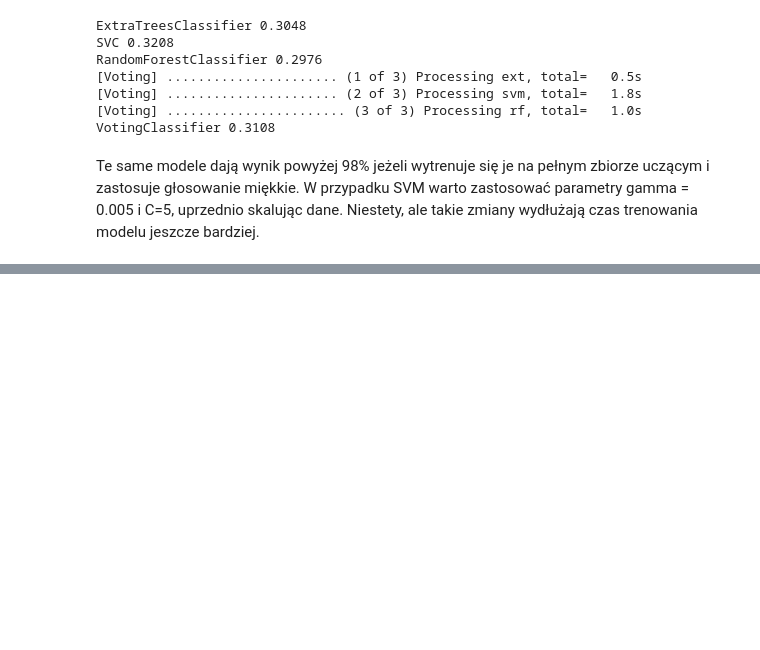
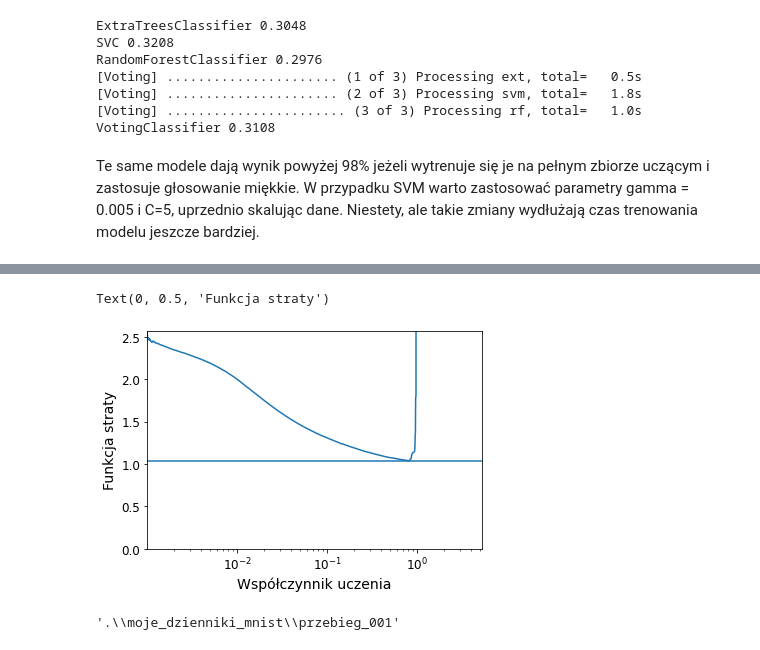
Before and after one commit to KacperPerz/python_ml, a Jupyter notebook: Klasyfikacja.ipynb, the cells around one changed output, grey strips where cells are left out. Cells and saved outputs as stored; diff of their text form; code cells hidden in the pictures; blank space fills up the shorter version.

Commit message:
Classification through deep learning

```diff
--- a/Klasyfikacja.ipynb
+++ b/Klasyfikacja.ipynb
@@ -243,0 +246,15 @@ Te same modele dają wynik powyżej 98% jeżeli wytrenuje się je na pełnym zbi
+# %%
+import tensorflow as tf
+from tensorflow import keras
+import numpy as np
+import os
+%load_ext tensorboard
+np.random.seed(42)
+
+# Do rysowania ładnych wykresów
+%matplotlib inline
+import matplotlib as mpl
+import matplotlib.pyplot as plt
+mpl.rc('axes', labelsize=14)
+mpl.rc('xtick', labelsize=12)
+mpl.rc('ytick', labelsize=12)
@@ -243,0 +264,2 @@ Te same modele dają wynik powyżej 98% jeżeli wytrenuje się je na pełnym zbi
+# %%
+(X_train_full, y_train_full), (X_test, y_test) = keras.datasets.mnist.load_data()
@@ -243,0 +272,12 @@ Te same modele dają wynik powyżej 98% jeżeli wytrenuje się je na pełnym zbi
+# %%
+K = keras.backend
+
+class ExponentialLearningRate(keras.callbacks.Callback):
+    def __init__(self, factor):
+        self.factor = factor
+        self.rates = []
+        self.losses = []
+    def on_batch_end(self, batch, logs):
+        self.rates.append(K.get_value(self.model.optimizer.lr))
+        self.losses.append(logs["loss"])
+        K.set_value(self.model.optimizer.lr, self.model.optimizer.lr * self.factor)
@@ -243,0 +295,5 @@ Te same modele dają wynik powyżej 98% jeżeli wytrenuje się je na pełnym zbi
+# %%
+model.compile(loss="sparse_categorical_crossentropy",
+             optimizer=keras.optimizers.SGD(lr=1e-3),
+             metrics=["accuracy"])
+exp_lr = ExponentialLearningRate(factor=1.005)
@@ -243,0 +309,10 @@ Te same modele dają wynik powyżej 98% jeżeli wytrenuje się je na pełnym zbi
+# %%
+plt.plot(exp_lr.rates, exp_lr.losses)
+plt.gca().set_xscale('log')
+plt.hlines(min(exp_lr.losses), min(exp_lr.rates), max(exp_lr.rates))
+plt.axis([min(exp_lr.rates), max(exp_lr.rates), 0, exp_lr.losses[0]])
+plt.xlabel("Współczynnik uczenia")
+plt.ylabel("Funkcja straty")
+# %% [output]
+Text(0, 0.5, 'Funkcja straty')
+[figure, added]
@@ -243,0 +334,6 @@ Te same modele dają wynik powyżej 98% jeżeli wytrenuje się je na pełnym zbi
+# %%
+run_index = 1 # zwiększa tę wartość w każdym przebiegu
+run_logdir = os.path.join(os.curdir, "moje_dzienniki_mnist", "przebieg_{:03d}".format(run_index))
+run_logdir
+# %% [output]
+'.\\moje_dzienniki_mnist\\przebieg_001'
```
Also changed, not shown: parts of 14 cells of this notebook.
